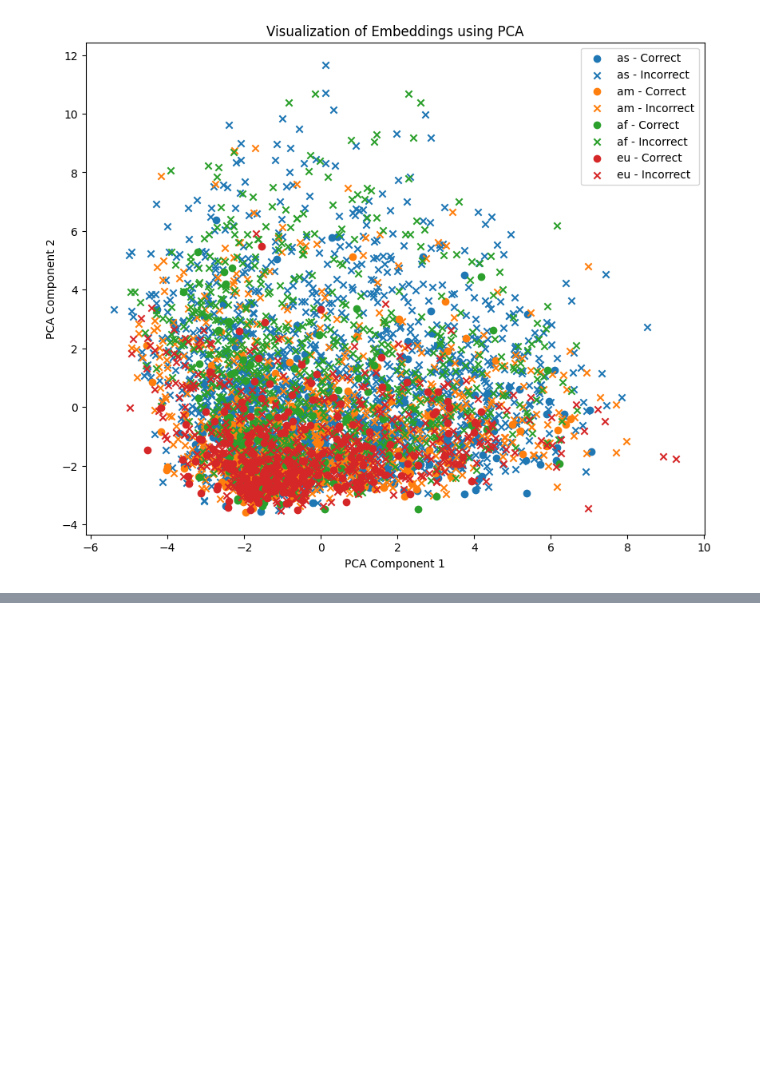
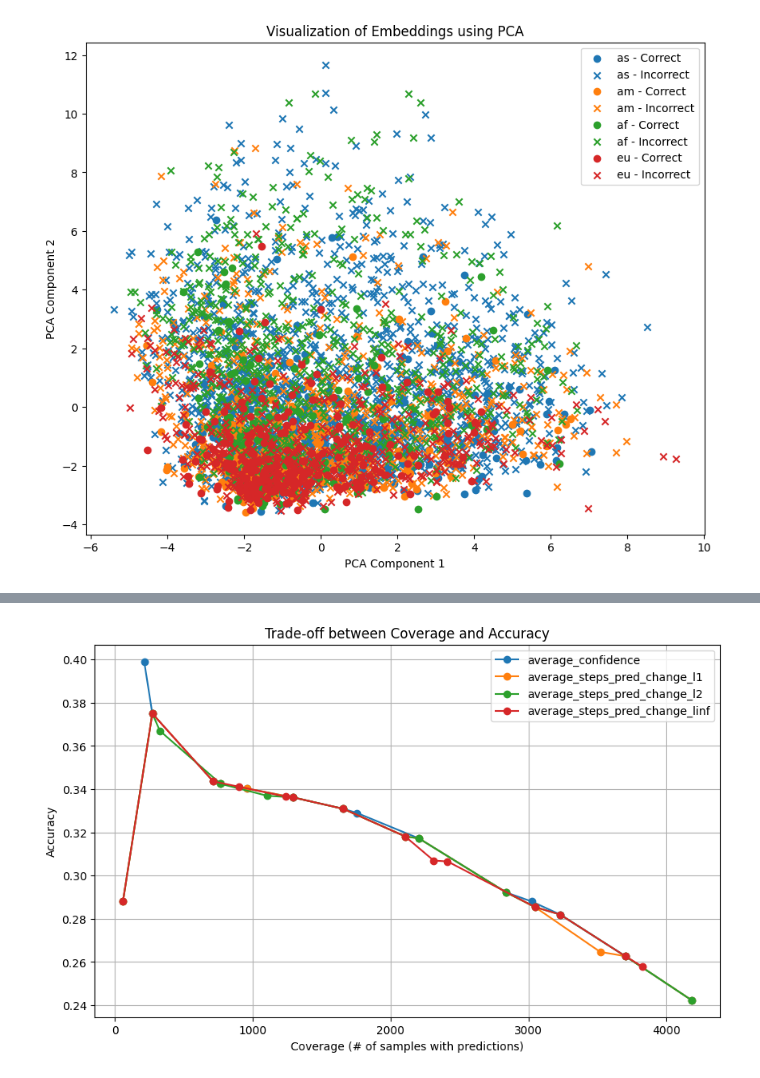
Before and after one commit to cleverhans-lab/suitability, a Jupyter notebook: dollarstreet.ipynb, the cells around one changed output, grey strips where cells are left out. Drawn from its saved outputs; the diff is of its cells as text; code cells hidden in the pictures; blank space fills up the shorter version.

```diff
--- a/dollarstreet.ipynb
+++ b/dollarstreet.ipynb
@@ -302,0 +540,3 @@ visualize_embeddings(feature_vectors, correctness, group_names, method='pca')
+# %%
+df.sort_values(by='accuracy', ascending=False, inplace=True)
+df
@@ -302,0 +560,50 @@ visualize_embeddings(feature_vectors, correctness, group_names, method='pca')
+# %%
+tradeoffs = {'average_confidence': ([], []),
+             'average_steps_pred_change_l1': ([], []),
+             'average_steps_pred_change_l2': ([], []),
+             'average_steps_pred_change_linf': ([], [])}
+
+for key in tradeoffs.keys():
+    thresholds = df[key].unique()
+    thresholds.sort()
+    coverages = []
+    accuracies_for_thresholds = []
+
+    # Calculate coverage and accuracy for each threshold
+    for threshold in thresholds:
+        total_correct = 0
+        total_samples = 0
+        total_predictions = 0
+
+        for (region, income_level), conf in confidences.items():
+            if key == 'average_confidence':
+                value = np.average(conf)
+            elif key == 'average_steps_pred_change_l1':
+                value = np.average(steps_pred_change_l1[(region, income_level)])
+            elif key == 'average_steps_pred_change_l2':
+                value = np.average(steps_pred_change_l2[(region, income_level)])
+            elif key == 'average_steps_pred_change_linf':
+                value = np.average(steps_pred_change_linf[(region, income_level)])
+            if value > threshold:
+                total_correct += correctness[(region, income_level)].sum()
+                total_predictions += num_samples[(region, income_level)]
+
+        if total_predictions > 0:
+            accuracy = total_correct / total_predictions
+            coverages.append(total_predictions)
+            accuracies_for_thresholds.append(accuracy)
+
+    tradeoffs[key] = (coverages, accuracies_for_thresholds)
+
+# Plot the results
+plt.figure(figsize=(10, 6))
+for key, (coverages, accuracies_for_thresholds) in tradeoffs.items():
+    plt.plot(coverages, accuracies_for_thresholds, marker='o', label=key)
+plt.xlabel('Coverage (# of samples with predictions)')
+plt.ylabel('Accuracy')
+plt.title('Trade-off between Coverage and Accuracy')
+plt.grid(True)
+plt.legend()
+plt.show()
+# %% [output]
+[figure, added]
```
Also changed, not shown: parts of 21 cells of this notebook, 1 other file.
